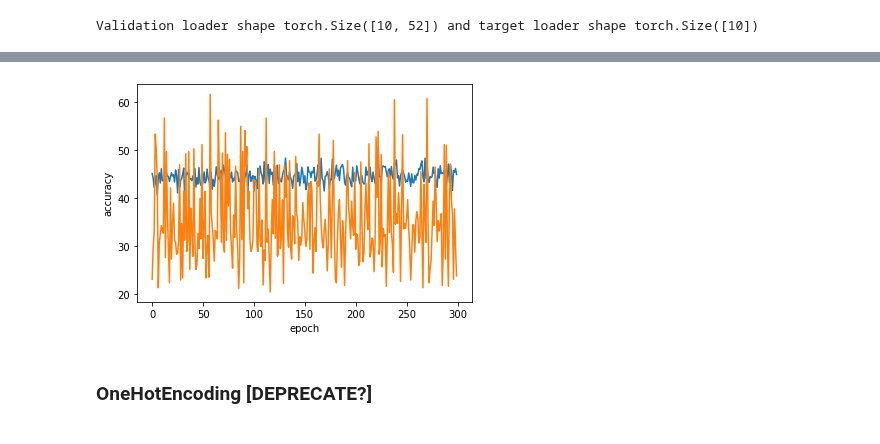
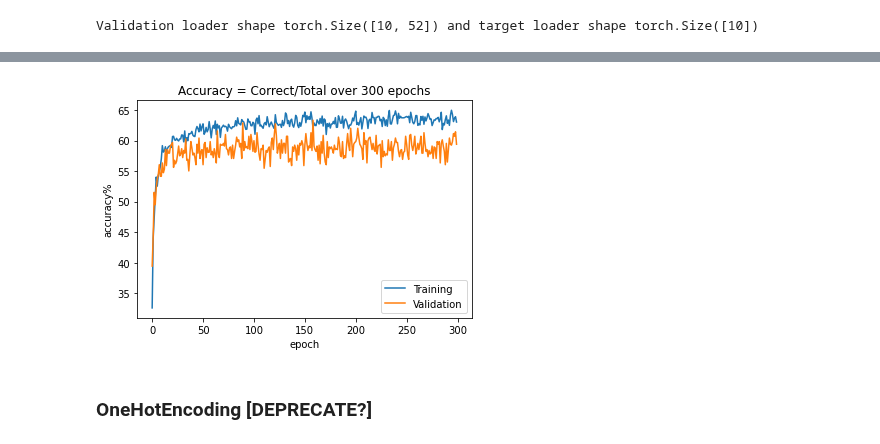
Before and after one commit to waidyanatha/quasar, a Jupyter notebook: notebooks/2c_strong_motion_classification.ipynb, the cells around one changed output, grey strips where cells are left out. Saved outputs shown, nothing was run; the diff lists cells and outputs as text; code cells hidden in the pictures.

```diff
--- a/notebooks/2c_strong_motion_classification.ipynb
+++ b/notebooks/2c_strong_motion_classification.ipynb
@@ -455,10 +459,14 @@ Text(0.5, 1.0, 'Aggregated losses over 300')
-# %%
-plt.plot(range(epochs), train_accur)
-plt.plot(range(epochs), val_accur)
-plt.ylabel('accuracy')
-plt.xlabel('epoch');
-# %% [output]
-[figure, removed]
+# %%
+''' PLOT aggregated accuracies over the epochs  '''
+plt.title(f'Accuracy = Correct/Total over {epochs} epochs')
+plt.ylabel('accuracy%')
+plt.xlabel('epoch');
+plt.plot(range(epochs), train_aggr_accu, label='Training')
+plt.plot(range(epochs), val_aggr_accu, label='Validation')
+plt.legend(loc='lower right')
+plt.show()
+# %% [output]
+[figure, added]
 # %% [markdown]
 ### OneHotEncoding [DEPRECATE?]
 # %%
```
Also changed, not shown: parts of 14 cells of this notebook.
